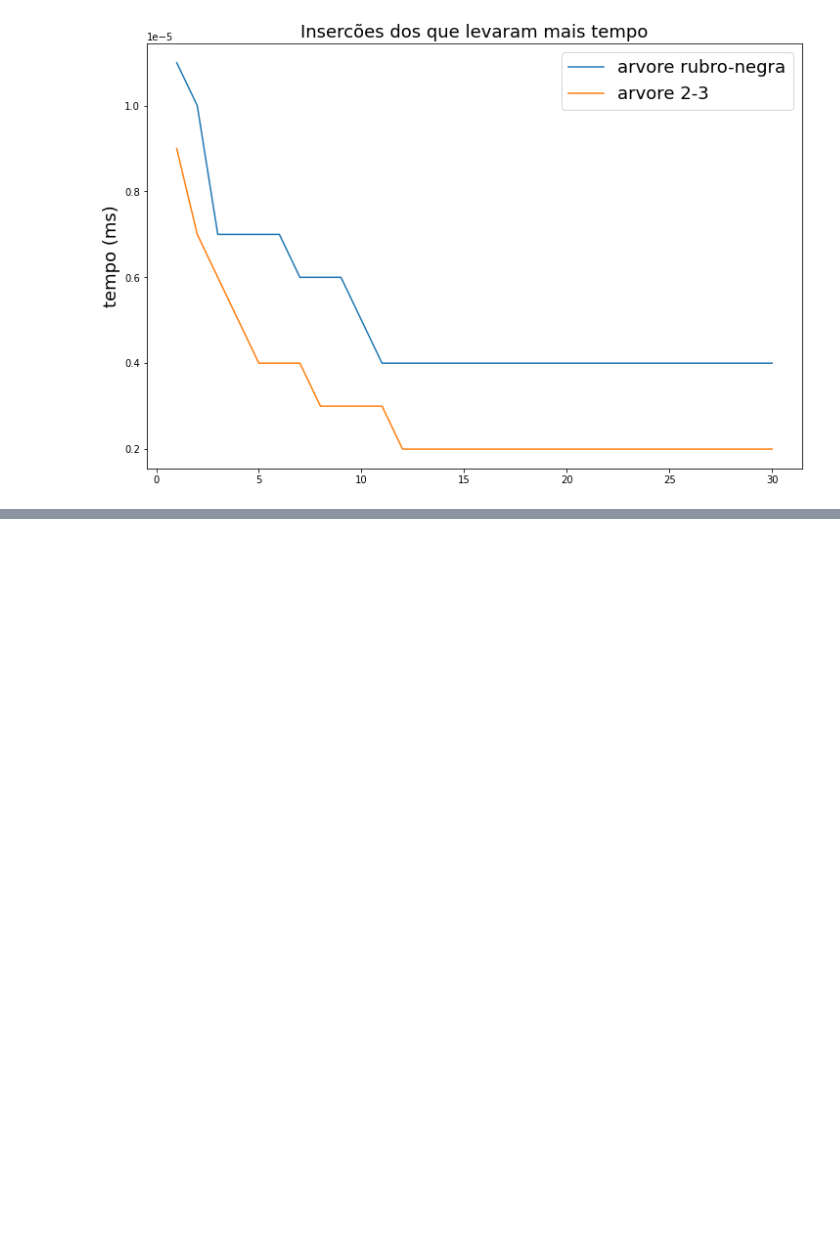
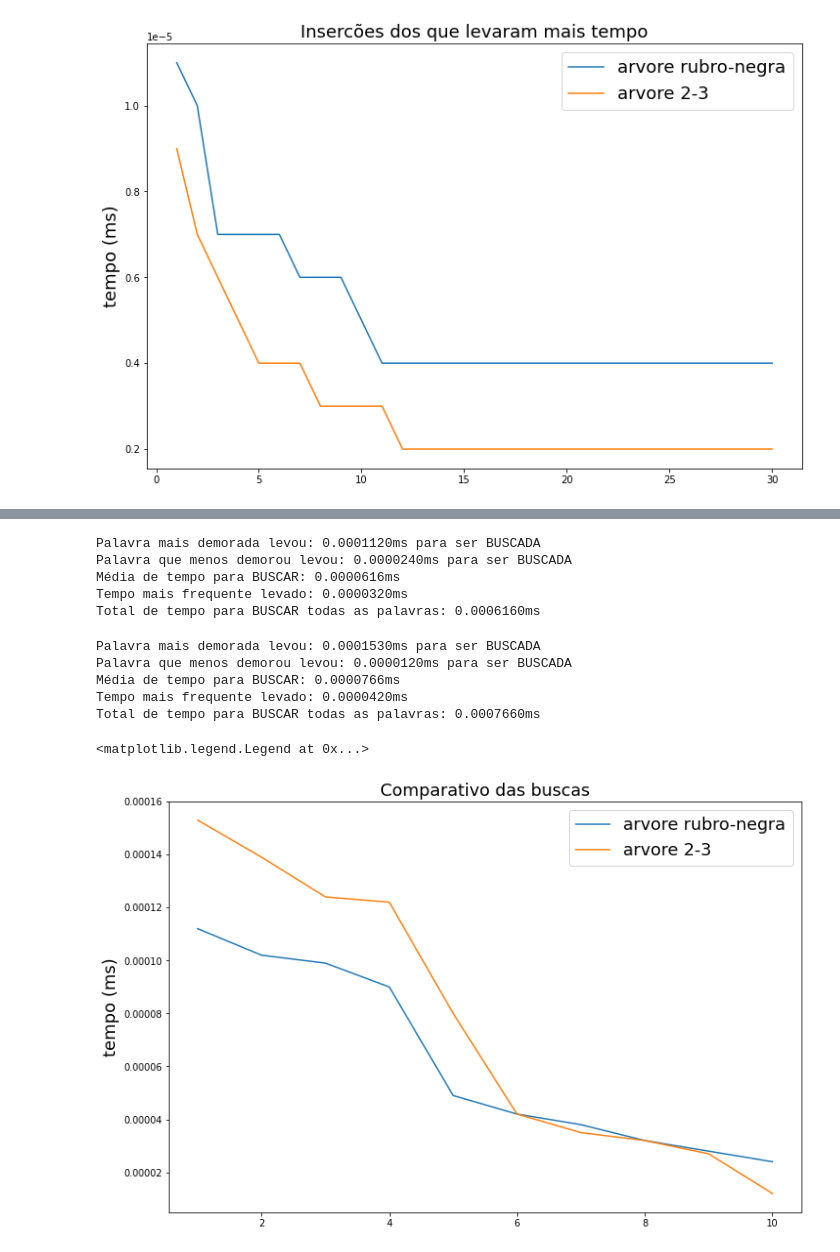
Before and after one commit to taotamat/trabalho2_estruturas2, a Jupyter notebook: graficos_trabalho2_ED2.ipynb, the cells around one changed output, grey strips where cells are left out. Cells and saved outputs as stored; diff of their text form; code cells hidden in the pictures; blank space fills up the shorter version.

```diff
--- a/graficos_trabalho2_ED2.ipynb
+++ b/graficos_trabalho2_ED2.ipynb
@@ -120,0 +143,45 @@ plt.legend(fontsize=18)
+# %%
+# q1
+maior_1 = max(q1_busca.milissegundo)
+menor_1 = min(q1_busca.milissegundo)
+soma_1 = sum(q1_busca.milissegundo)
+media_1 = st.mean(q1_busca.milissegundo)
+moda_1 = st.mode(q1_busca.milissegundo)
+print()
+print(f'Palavra mais demorada levou: {maior_1:.7f}ms para ser BUSCADA')
+print(f'Palavra que menos demorou levou: {menor_1:.7f}ms para ser BUSCADA')
+print(f'Média de tempo para BUSCAR: {media_1:.7f}ms')
+print(f'Tempo mais frequente levado: {moda_1:.7f}ms')
+print(f'Total de tempo para BUSCAR todas as palavras: {soma_1:.7f}ms')
+print()
+# %% [output]
+Palavra mais demorada levou: 0.0001120ms para ser BUSCADA
+Palavra que menos demorou levou: 0.0000240ms para ser BUSCADA
+Média de tempo para BUSCAR: 0.0000616ms
+Tempo mais frequente levado: 0.0000320ms
+Total de tempo para BUSCAR todas as palavras: 0.0006160ms
+# %%
+# q2
+maior_2 = max(q2_busca.milissegundo)
+menor_2 = min(q2_busca.milissegundo)
+soma_2 = sum(q2_busca.milissegundo)
+media_2 = st.mean(q2_busca.milissegundo)
+moda_2 = st.mode(q2_busca.milissegundo)
+print()
+print(f'Palavra mais demorada levou: {maior_2:.7f}ms para ser BUSCADA')
+print(f'Palavra que menos demorou levou: {menor_2:.7f}ms para ser BUSCADA')
+print(f'Média de tempo para BUSCAR: {media_2:.7f}ms')
+print(f'Tempo mais frequente levado: {moda_2:.7f}ms')
+print(f'Total de tempo para BUSCAR todas as palavras: {soma_2:.7f}ms')
+print()
+# %% [output]
+Palavra mais demorada levou: 0.0001530ms para ser BUSCADA
+Palavra que menos demorou levou: 0.0000120ms para ser BUSCADA
+Média de tempo para BUSCAR: 0.0000766ms
+Tempo mais frequente levado: 0.0000420ms
+Total de tempo para BUSCAR todas as palavras: 0.0007660ms
+# %%
+maior_busca_q1 = q1_busca.sort_values('milissegundo', ascending=False)
+maior_busca_q2 = q2_busca.sort_values('milissegundo', ascending=False)
+# %%
+num_busca = [x for x in range(1,11)]
@@ -120,0 +190,10 @@ plt.legend(fontsize=18)
+# %%
+plt.figure(figsize=(12,8))
+plt.title("Comparativo das buscas",fontsize=18)
+plt.plot(num_busca,maior_busca_q1.milissegundo,label='arvore rubro-negra')
+plt.plot(num_busca,maior_busca_q2.milissegundo,label='arvore 2-3')
+plt.ylabel('tempo (ms)',fontsize=18)
+plt.legend(fontsize=18)
+# %% [output]
+<matplotlib.legend.Legend at 0x...>
+[figure, added]
```
Also changed, not shown: parts of 7 cells of this notebook, 1 other file.
